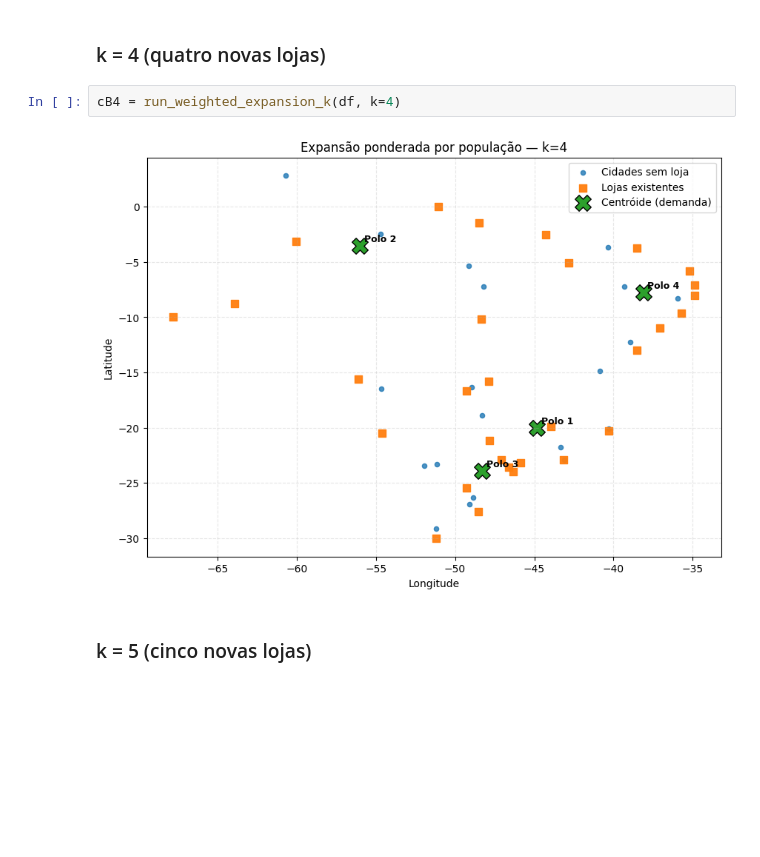
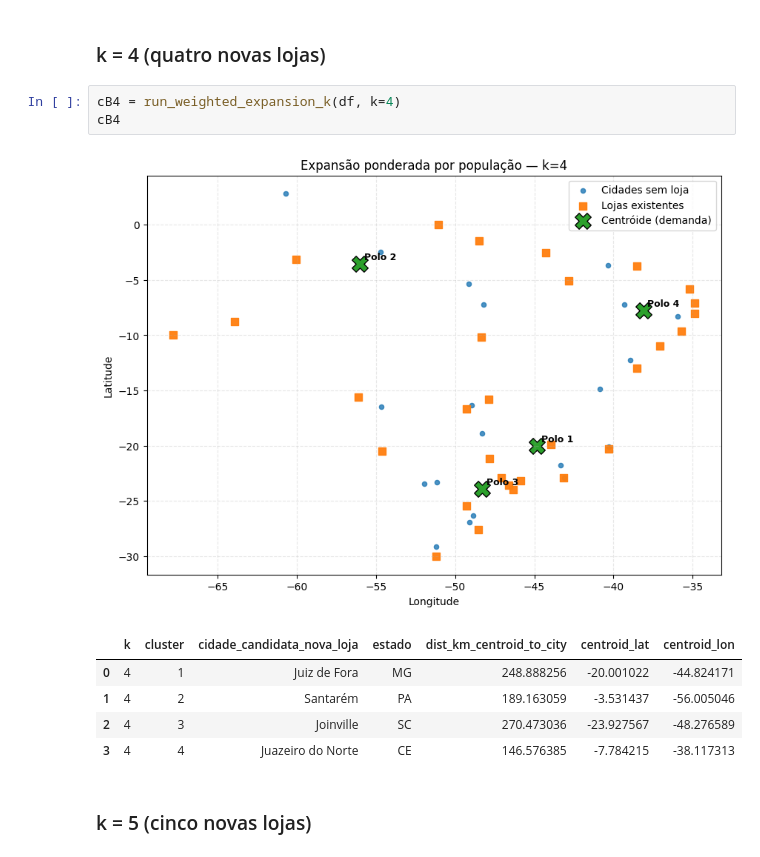
Before and after one commit to IsabelMontenegro01/M3, a Jupyter notebook: aula_06/CasasBenites_BR_Atividade_1loja_1CD.ipynb, the cells around one changed output. Drawn from its saved outputs; the diff is of its cells as text; blank space fills up the shorter version.

```diff
--- a/aula_06/CasasBenites_BR_Atividade_1loja_1CD.ipynb
+++ b/aula_06/CasasBenites_BR_Atividade_1loja_1CD.ipynb
@@ -295,8 +304,14 @@ cB3 = run_weighted_expansion_k(df, k=3)
 ### k = 4 (quatro novas lojas)
 # %%
 cB4 = run_weighted_expansion_k(df, k=4)
+cB4
 # %% [output]
 [figure]
+|  | k | cluster | cidade_candidata_nova_loja | estado | dist_km_centroid_to_city | centroid_lat | centroid_lon |
+| 0 | 4 | 1 | Juiz de Fora | MG | 248.888256 | -20.001022 | -44.824171 |
+| 1 | 4 | 2 | Santarém | PA | 189.163059 | -3.531437 | -56.005046 |
+| 2 | 4 | 3 | Joinville | SC | 270.473036 | -23.927567 | -48.276589 |
+| 3 | 4 | 4 | Juazeiro do Norte | CE | 146.576385 | -7.784215 | -38.117313 |
 # %% [markdown]
 ### k = 5 (cinco novas lojas)
 # %%
```
Also changed, not shown: parts of 3 cells of this notebook.
